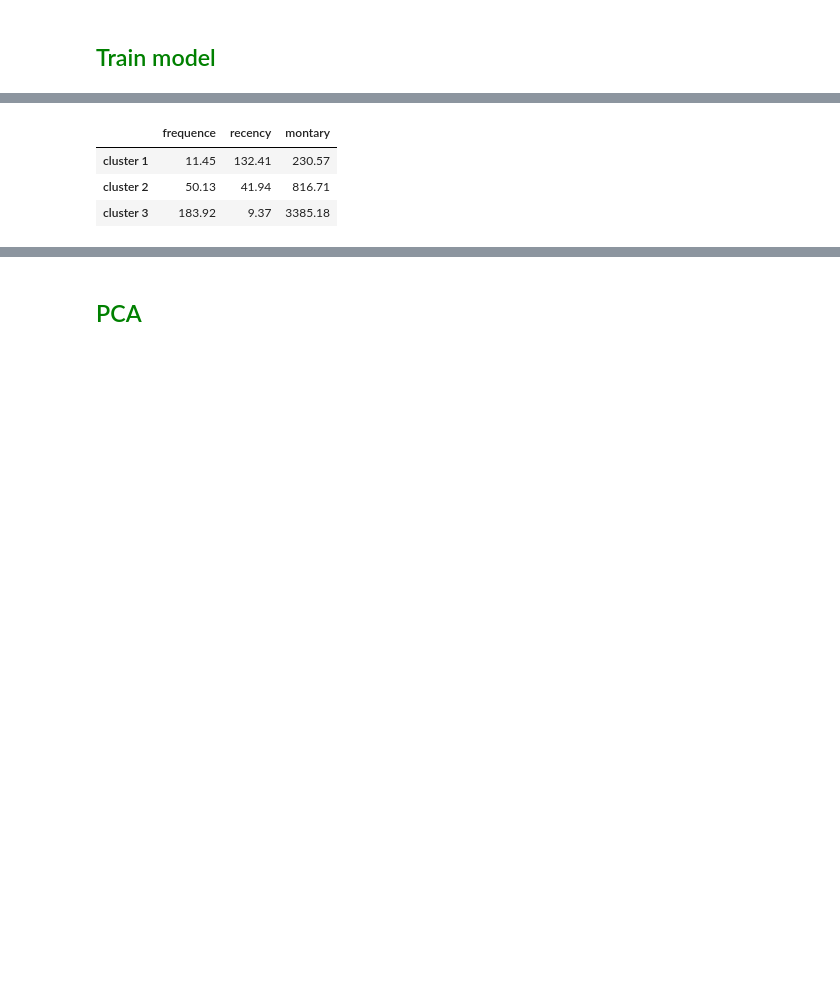
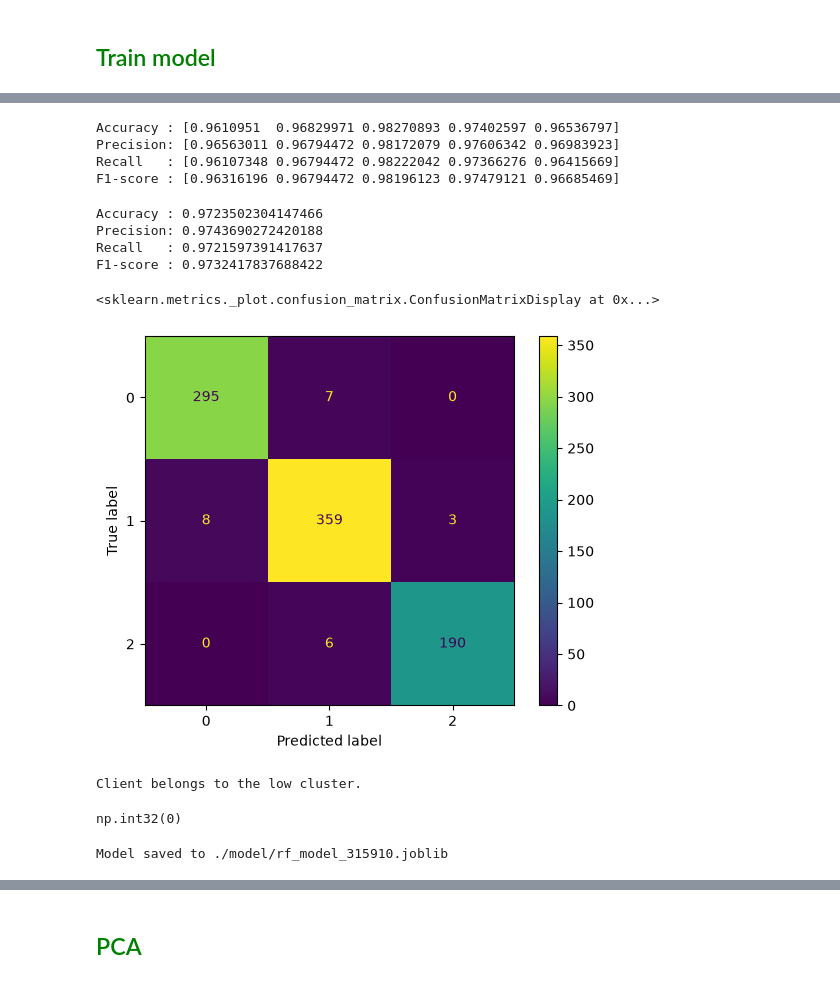
Before and after one commit to zennouh/classification-project, a Jupyter notebook: work.ipynb, the cells around one changed output, grey strips where cells are left out. Cells and saved outputs as stored; diff of their text form; code cells hidden in the pictures; blank space fills up the shorter version.

```diff
--- a/work.ipynb
+++ b/work.ipynb
@@ -282,0 +438,35 @@ df_clients_rfm.head()
+# %%
+model = train_model(X_train, y_train)
+# %% [output]
+Accuracy : [0.9610951  0.96829971 0.98270893 0.97402597 0.96536797]
+Precision: [0.96563011 0.96794472 0.98172079 0.97606342 0.96983923]
+Recall   : [0.96107348 0.96794472 0.98222042 0.97366276 0.96415669]
+F1-score : [0.96316196 0.96794472 0.98196123 0.97479121 0.96685469]
+# %%
+
+
+y_pred = model.predict(X_test)
+
+accuracy = accuracy_score(y_test, y_pred)
+precision = precision_score(y_test, y_pred, average="macro")
+recall = recall_score(y_test, y_pred, average="macro")
+f1 = f1_score(y_test, y_pred, average="macro")
+
+
+print("Accuracy :", accuracy)
+print("Precision:", precision)
+print("Recall   :", recall)
+print("F1-score :", f1)
+
+cm=confusion_matrix(y_test, y_pred)
+
+disp = ConfusionMatrixDisplay(confusion_matrix=cm,)
+
+disp.plot()
+# %% [output]
+Accuracy : 0.9723502304147466
+Precision: 0.9743690272420188
+Recall   : 0.9721597391417637
+F1-score : 0.9732417837688422
+<sklearn.metrics._plot.confusion_matrix.ConfusionMatrixDisplay at 0x...>
+[figure, added]
@@ -283,14 +480,30 @@ df_clients_rfm.head()
+# %%
+client_test = pd.DataFrame({
+    "frequence": [5],
+    "recency": [10],
+    "montary": [100]
+})
+
+predict_client(client_test)
+# %% [output]
+Client belongs to the low cluster.
+np.int32(0)
+# %%
+def save_model(model, filename):
+    filename = f"./model/{filename}_{dt.datetime.now().microsecond}.joblib"
+    joblib.dump(model, filename)
+    print(f"Model saved to {filename}")
+
+
+save_model(model, "rf_model")
+# %% [output]
+Model saved to ./model/rf_model_315910.joblib
 # %%
-import numpy as np
+# import numpy as np
 
-def centroids_tabel():
-    r = np.expm1(scaler.inverse_transform(kmean.cluster_centers_))
-    cend_t= pd.DataFrame(r, index=["cluster 1", "cluster 2", "cluster 3"], columns= features).round(2)
-    return cend_t
+# def centroids_tabel():
+#     r = np.expm1(scaler.inverse_transform(kmean.cluster_centers_))
+#     cend_t= pd.DataFrame(r, index=["cluster 1", "cluster 2", "cluster 3"], columns= features).round(2)
+#     return cend_t
 
-centroids_tabel()
+# centroids_tabel()
-# %% [output]
-|  | frequence | recency | montary |
-| cluster 1 | 11.45 | 132.41 | 230.57 |
-| cluster 2 | 50.13 | 41.94 | 816.71 |
-| cluster 3 | 183.92 | 9.37 | 3385.18 |
```
Also changed, not shown: parts of 25 cells of this notebook, 5 other files.
